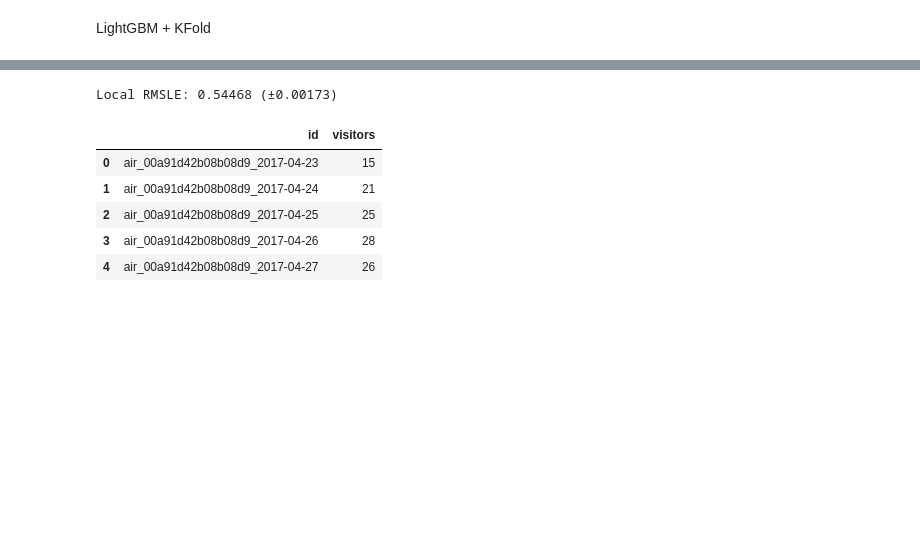
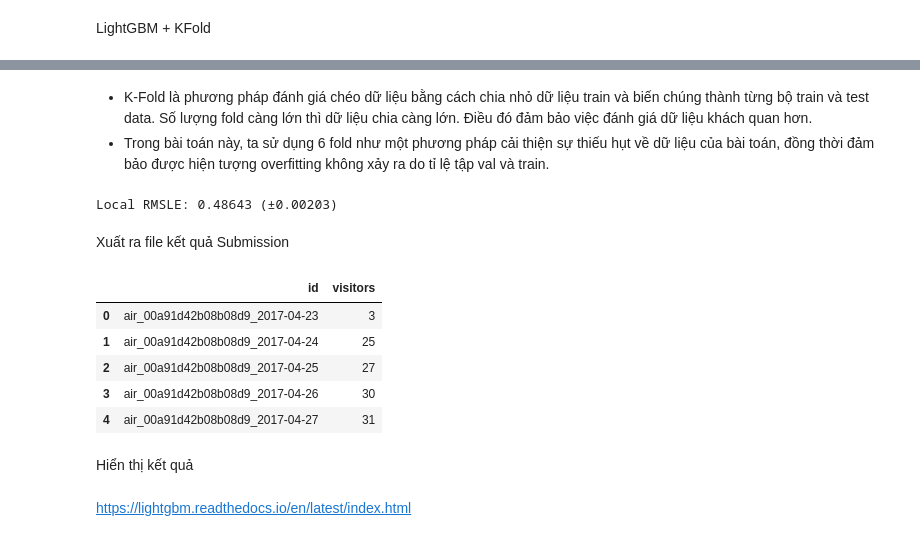
Before and after one commit to chongyeonsoo/PythonKHDL, a Jupyter notebook: report.ipynb, the cells around one changed output, grey strips where cells are left out. Drawn from its saved outputs; the diff is of its cells as text; code cells hidden in the pictures; blank space fills up the shorter version.

```diff
--- a/report.ipynb
+++ b/report.ipynb
@@ -609,6 +612,7 @@ LightGBM + KFold
+# %% [markdown]
+- K-Fold là phương pháp đánh giá chéo dữ liệu bằng cách chia nhỏ dữ liệu train và biến chúng thành từng bộ train và test data. Số lượng fold càng lớn thì dữ liệu chia càng lớn. Điều đó đảm bảo việc đánh giá dữ liệu khách quan hơn.
+- Trong bài toán này, ta sử dụng 6 fold như một phương pháp cải thiện sự thiếu hụt về dữ liệu của bài toán, đồng thời đảm bảo được hiện tượng overfitting không xảy ra do tỉ lệ tập val và train.
 # %%
-
-
 np.random.seed(42)
 
 # --- model ---
@@ -616,7 +620,7 @@ model = lgb.LGBMRegressor(
     objective='regression',
     max_depth=5,
     num_leaves=31,
-    learning_rate=0.007,
+    learning_rate=0.01,
     n_estimators=30000,
     min_child_samples=80,
     subsample=0.8,
@@ -677,4 +681,4 @@ val_std = np.std(val_scores)
 
 print('Local RMSLE: {:.5f} (±{:.5f})'.format(val_mean, val_std))
 # %% [output]
-Local RMSLE: 0.54468 (±0.00173)
+Local RMSLE: 0.48643 (±0.00203)
@@ -683,11 +685,20 @@ sub.to_csv('submissionslgbm_{:.5f}_{:.5f}.csv'.format(val_mean, val_std), index=
-# %%
-csv = pd.read_csv('submissionslgbm_0.54543_0.00193.csv')
-csv['visitors'] = csv['visitors'].round().astype(int)
-csv.head()
-# %% [output]
-|  | id | visitors |
-| 0 | air_00a91d42b08b08d9_2017-04-23 | 15 |
-| 1 | air_00a91d42b08b08d9_2017-04-24 | 21 |
-| 2 | air_00a91d42b08b08d9_2017-04-25 | 25 |
-| 3 | air_00a91d42b08b08d9_2017-04-26 | 28 |
-| 4 | air_00a91d42b08b08d9_2017-04-27 | 26 |
+# %% [markdown]
+Xuất ra file kết quả Submission
+# %%
+sub.to_csv('submissionslgbm_{:.5f}_{:.5f}.csv'.format(val_mean, val_std), index=False)
+fname = 'submissionslgbm_{:.5f}_{:.5f}.csv'.format(val_mean, val_std)
+sub.to_csv(fname, index=False)
+sub_check = pd.read_csv(fname)
+sub_check['visitors'] = sub_check['visitors'].round().astype('int64')
+sub_check.head()
+# %% [output]
+|  | id | visitors |
+| 0 | air_00a91d42b08b08d9_2017-04-23 | 3 |
+| 1 | air_00a91d42b08b08d9_2017-04-24 | 25 |
+| 2 | air_00a91d42b08b08d9_2017-04-25 | 27 |
+| 3 | air_00a91d42b08b08d9_2017-04-26 | 30 |
+| 4 | air_00a91d42b08b08d9_2017-04-27 | 31 |
+# %% [markdown]
+Hiển thị kết quả
+# %% [markdown]
+https://lightgbm.readthedocs.io/en/latest/index.html
```
Also changed, not shown: parts of 20 cells of this notebook.
